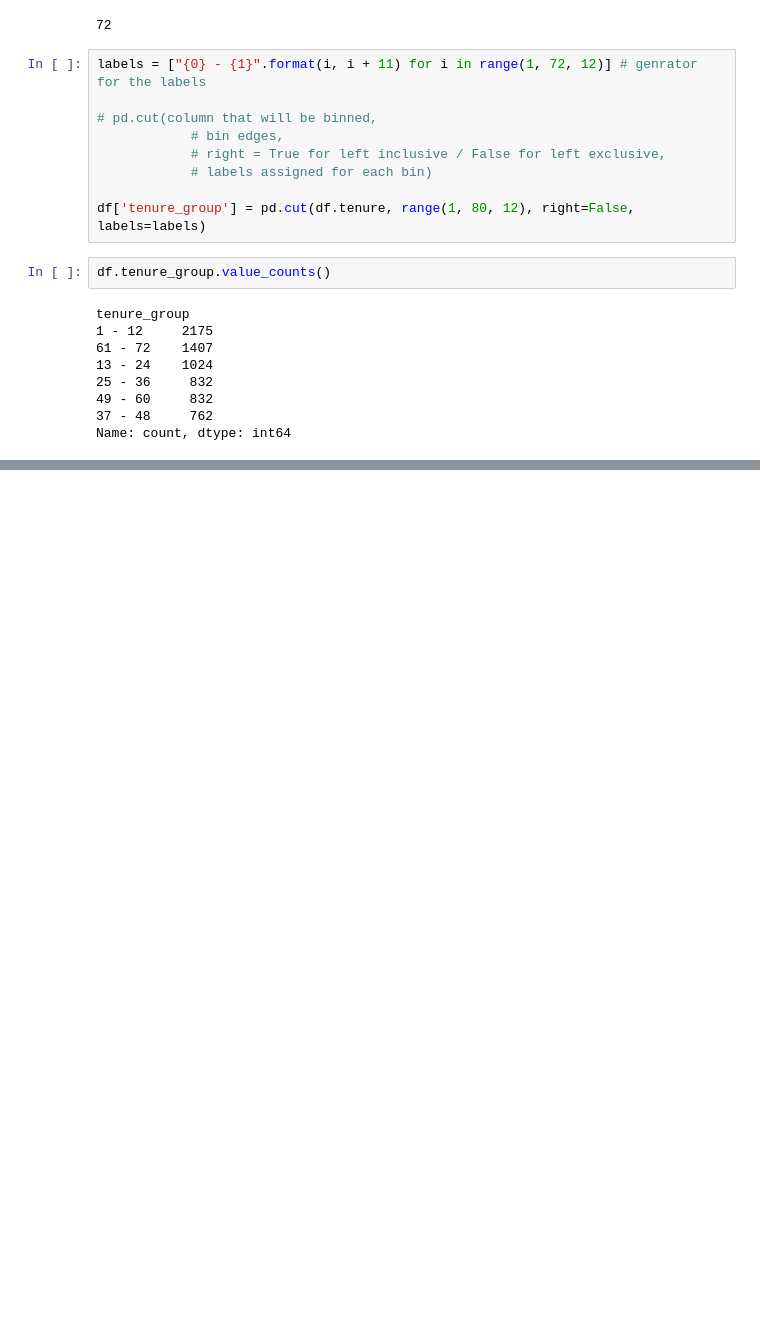
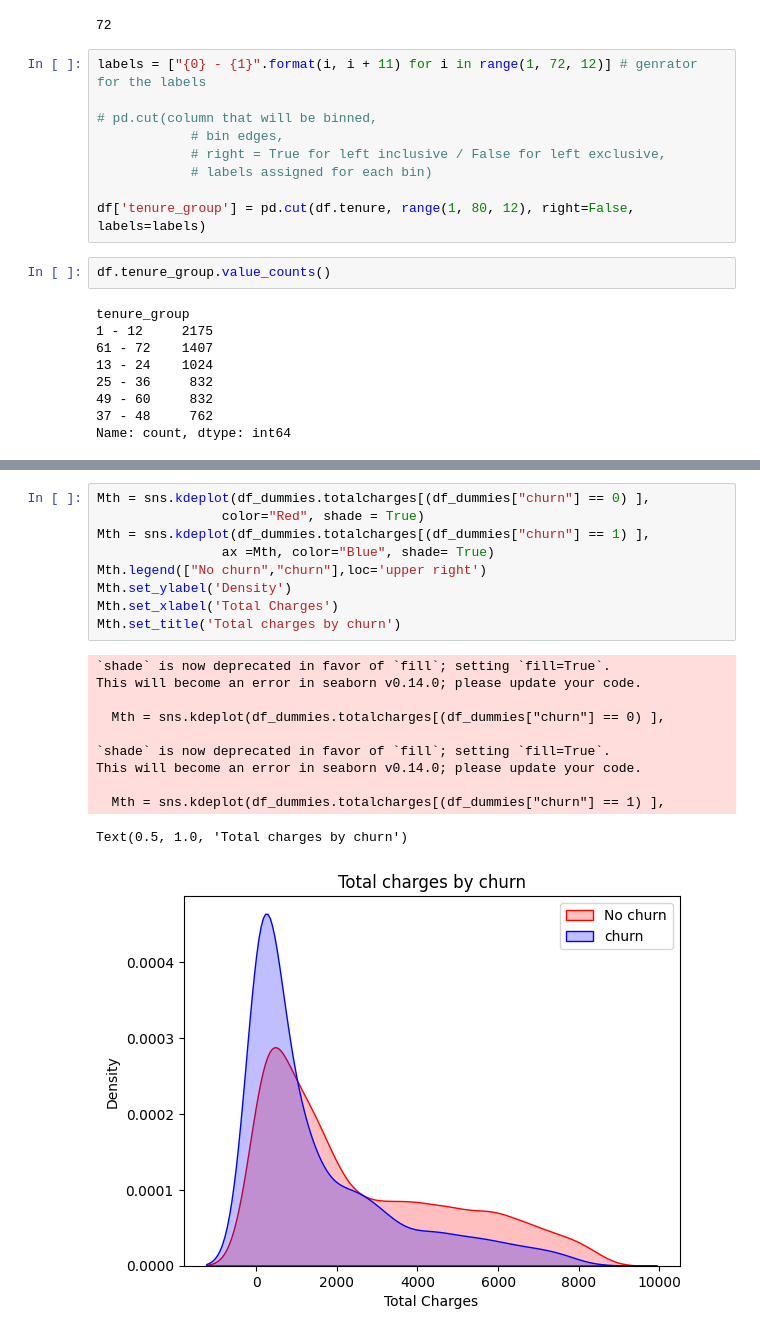
Before and after one commit to Kohkitos/Churn-Insight-ML, a Jupyter notebook: notebooks/1-Data_Cleaning.ipynb, the cells around one changed output, grey strips where cells are left out. Saved outputs shown, nothing was run; the diff lists cells and outputs as text; blank space fills up the shorter version.

```diff
--- a/notebooks/1-Data_Cleaning.ipynb
+++ b/notebooks/1-Data_Cleaning.ipynb
@@ -129,0 +242,21 @@ Name: count, dtype: int64
+# %%
+Mth = sns.kdeplot(df_dummies.totalcharges[(df_dummies["churn"] == 0) ],
+                color="Red", shade = True)
+Mth = sns.kdeplot(df_dummies.totalcharges[(df_dummies["churn"] == 1) ],
+                ax =Mth, color="Blue", shade= True)
+Mth.legend(["No churn","churn"],loc='upper right')
+Mth.set_ylabel('Density')
+Mth.set_xlabel('Total Charges')
+Mth.set_title('Total charges by churn')
+# %% [output]
+`shade` is now deprecated in favor of `fill`; setting `fill=True`.
+This will become an error in seaborn v0.14.0; please update your code.
+
+  Mth = sns.kdeplot(df_dummies.totalcharges[(df_dummies["churn"] == 0) ],
+
+`shade` is now deprecated in favor of `fill`; setting `fill=True`.
+This will become an error in seaborn v0.14.0; please update your code.
+
+  Mth = sns.kdeplot(df_dummies.totalcharges[(df_dummies["churn"] == 1) ],
+Text(0.5, 1.0, 'Total charges by churn')
+[figure, added]
```
Also changed, not shown: parts of 14 cells of this notebook.
